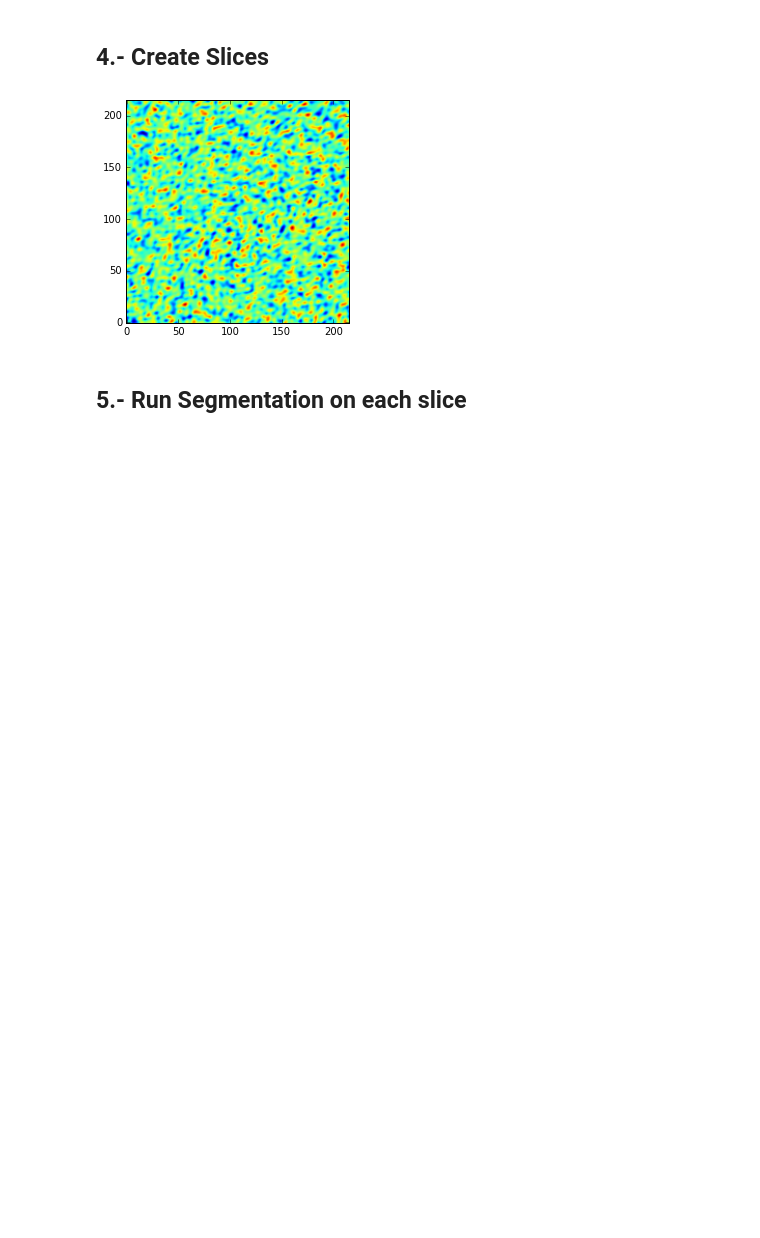
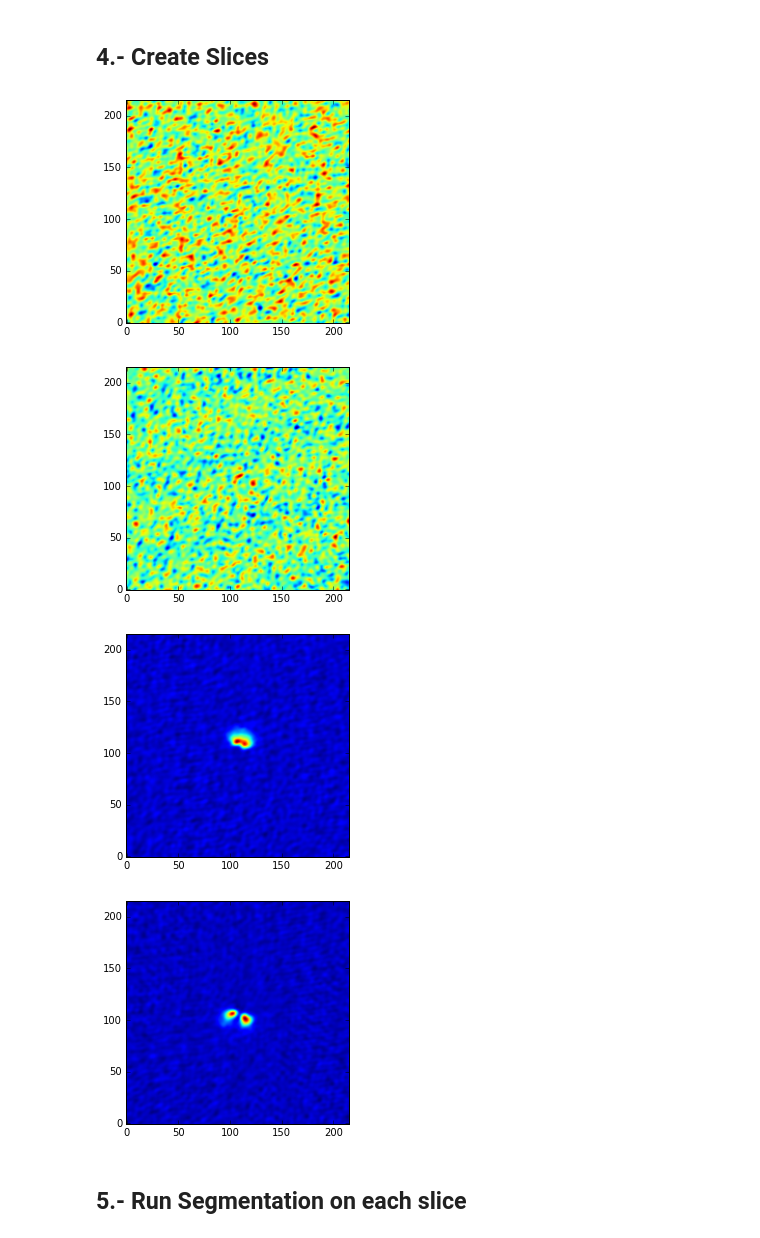
Before and after one commit to ChileanVirtualObservatory/acalib, a Jupyter notebook: notebooks/Gaussian ROI Detect.ipynb, the cells around one changed output. Saved outputs shown, nothing was run; the diff lists cells and outputs as text; code cells hidden in the pictures; blank space fills up the shorter version.

Commit message:
Documented Spectra Sketch

```diff
--- a/notebooks/Gaussian ROI Detect.ipynb
+++ b/notebooks/Gaussian ROI Detect.ipynb
@@ -14,12 +14,14 @@ import numpy as np
 ## 2.- Reading Data to AContainer
 # %%
 binpath = '../bindata/'
-rd = ri.RoiDetect()
+ss = ri.SpectraSketcher()
+gs = ri.GaussianSegmentation()
 c = acalib.AContainer()
 io.load_to_cont(binpath+'ALMA01000740.fits',c)
 cube = c.primary
 plt.imshow(cube.stack())
 plt.show()
+cube.shape()
 # %% [output]
 INFO:astropy:Processing HDU 0 (Image)
 INFO: Processing HDU 0 (Image) [acalib.io.formats]
@@ -31,11 +34,13 @@ INFO:astropy:4D data detected: assuming RA-DEC-FREQ-STOKES (like CASA-generated
 ## 3.- Cube Spectra Sketch
 # %%
 #Getting frecuencies
+xs = cube.shape()[0]
+ys = cube.shape()[1]
 frecs_len = cube.shape()[0]
 frecs = range(frecs_len)
 
 #Creating spectra sketch
-spectra,slices = rd.cube_spectra(cube,100)
+spectra,slices = ss.cube_spectra(cube,(xs*ys)/20)
 
 #Plotting spectra
 plt.bar(frecs,spectra)
@@ -49,11 +57,14 @@ slices
 # %%
 ppslices = []
 for slic in slices:
-    image = rd.vel_stacking(cube,slic.start,slic.stop)
+    image = ss.vel_stacking(cube,slic.start,slic.stop)
     ppslices.append(image)
     plt.imshow(image, origin='image')
     plt.show()
 # %% [output]
-[figure, old version]
+[figure, new version]
+[figure, added]
+[figure, added]
+[figure, added]
 # %% [markdown]
 ## 5.- Run Segmentation on each slice
```
Also changed, not shown: parts of 4 cells of this notebook, 1 other file.
